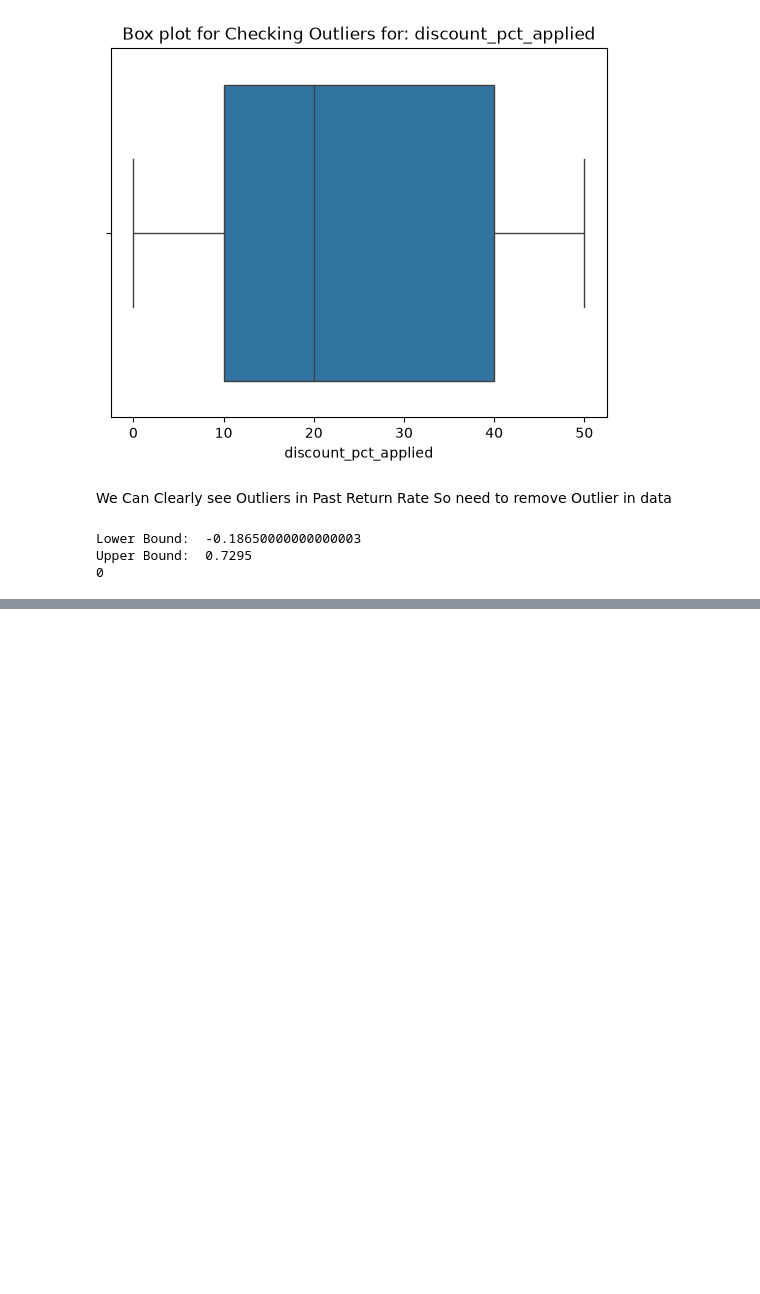
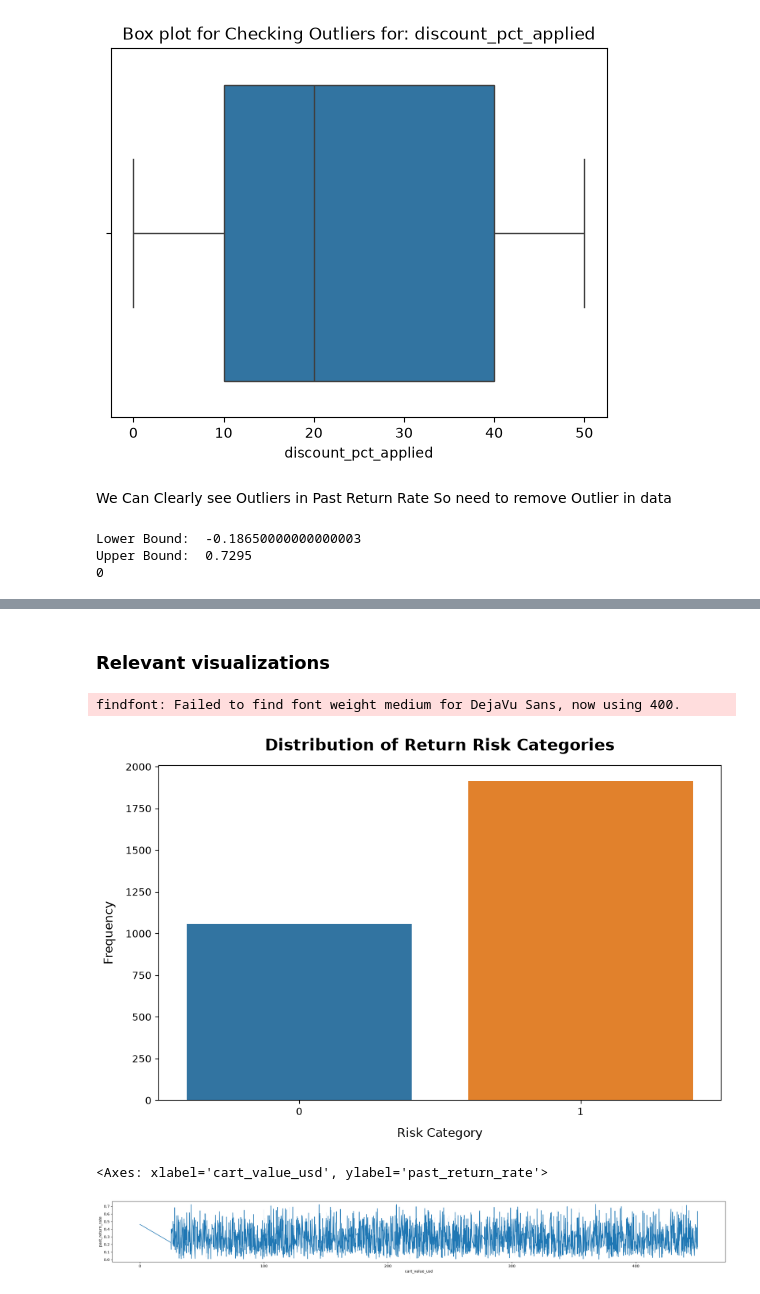
Before and after one commit to aliturab99/Machine-Learning-Project-1, a Jupyter notebook: classification_model/ecommerce_return_classification.ipynb, the cells around one changed output, grey strips where cells are left out. Drawn from its saved outputs; the diff is of its cells as text; code cells hidden in the pictures; blank space fills up the shorter version.

```diff
--- a/classification_model/ecommerce_return_classification.ipynb
+++ b/classification_model/ecommerce_return_classification.ipynb
@@ -144,0 +149,22 @@ df = df[(df["past_return_rate"] > lower_bound) & (df["past_return_rate"] < upper
+# %% [markdown]
+### Relevant visualizations
+# %%
+plt.figure(figsize=(10, 6))
+
+counts = df["return_risk_label"].value_counts()
+
+ax = sns.barplot(
+    x=counts.index,
+    y=counts.values,
+    hue=counts.index,
+    legend=False
+)
+
+plt.title("Distribution of Return Risk Categories", fontsize=16, fontweight="bold", pad=15)
+plt.xlabel("Risk Category", fontsize=12, fontweight="medium", labelpad=10)
+plt.ylabel("Frequency", fontsize=12, fontweight="medium", labelpad=10)
+
+plt.show()
+# %% [output]
+findfont: Failed to find font weight medium for DejaVu Sans, now using 400.
+[figure, added]
@@ -144,0 +173,6 @@ df = df[(df["past_return_rate"] > lower_bound) & (df["past_return_rate"] < upper
+# %%
+plt.figure(figsize=(30, 3))
+sns.lineplot( x="cart_value_usd", y="past_return_rate", data=df)
+# %% [output]
+<Axes: xlabel='cart_value_usd', ylabel='past_return_rate'>
+[figure, added]
```
Also changed, not shown: parts of 12 cells of this notebook.
